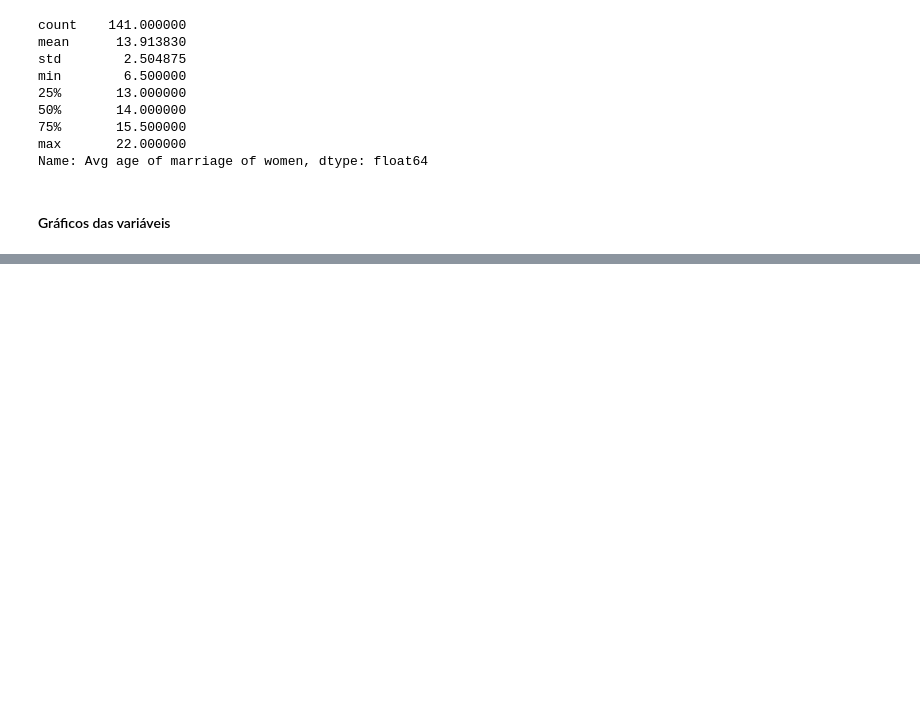
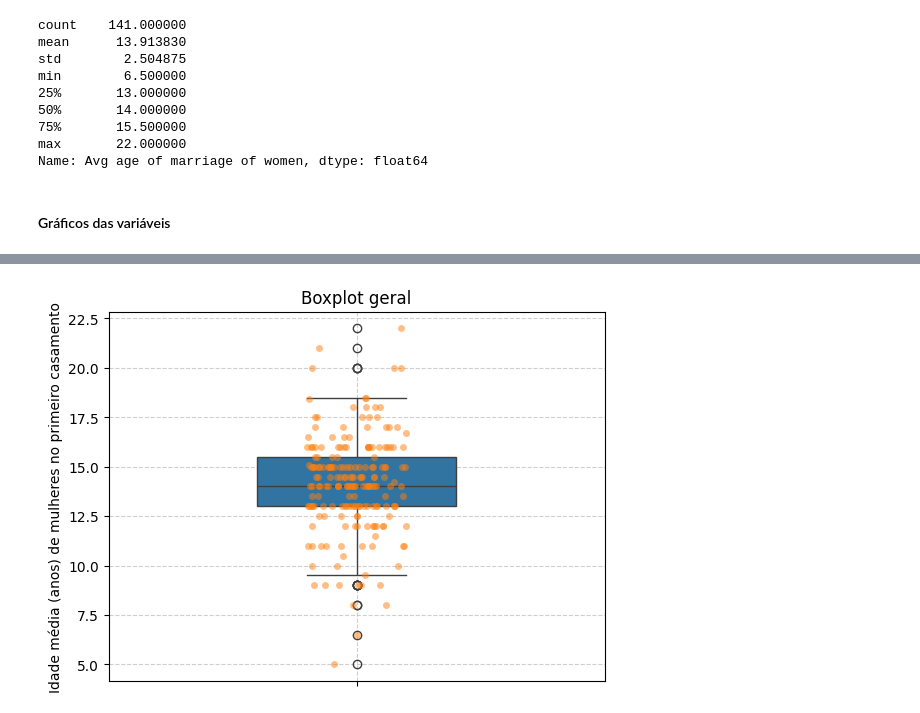
Before and after one commit to gabriel-nbr/MCI, a Jupyter notebook: Trabalho1.ipynb, the cells around one changed output, grey strips where cells are left out. Cells and saved outputs as stored; diff of their text form; code cells hidden in the pictures; blank space fills up the shorter version.

```diff
--- a/Trabalho1.ipynb
+++ b/Trabalho1.ipynb
@@ -241 +243,13 @@ plt.show()
+# %%
+### Boxplot geral
+
+plt.figure()
+sns.boxplot(df_teste["Avg age of marriage of women"], width=0.4)
+sns.stripplot(df_teste["Avg age of marriage of women"], alpha=0.5)
+plt.title("Boxplot geral")
+plt.ylabel('Idade média (anos) de mulheres no primeiro casamento')
+plt.grid(linestyle='--', alpha=0.6)
+plt.show()
+# %% [output]
+[figure, added]
 # %%
```
Also changed, not shown: parts of 3 cells of this notebook.
